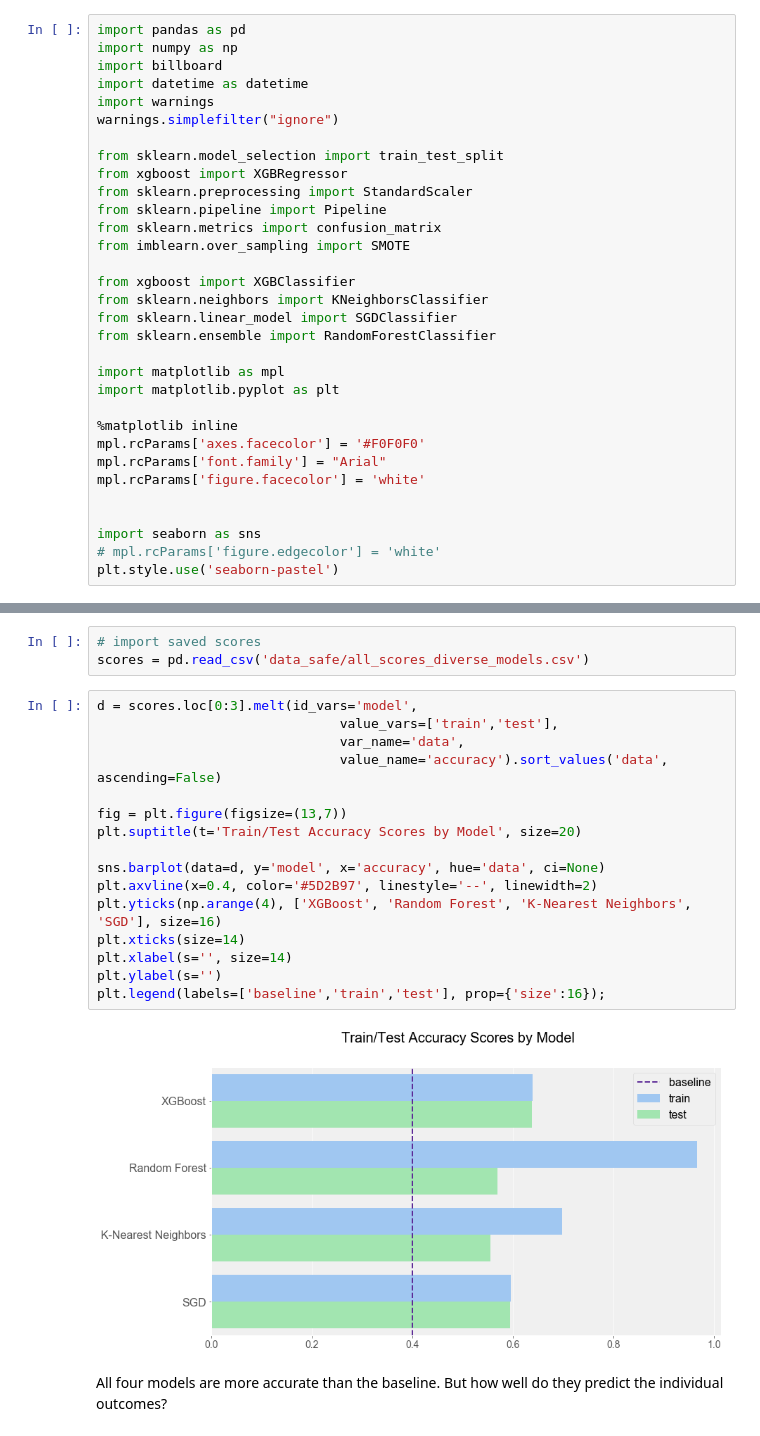
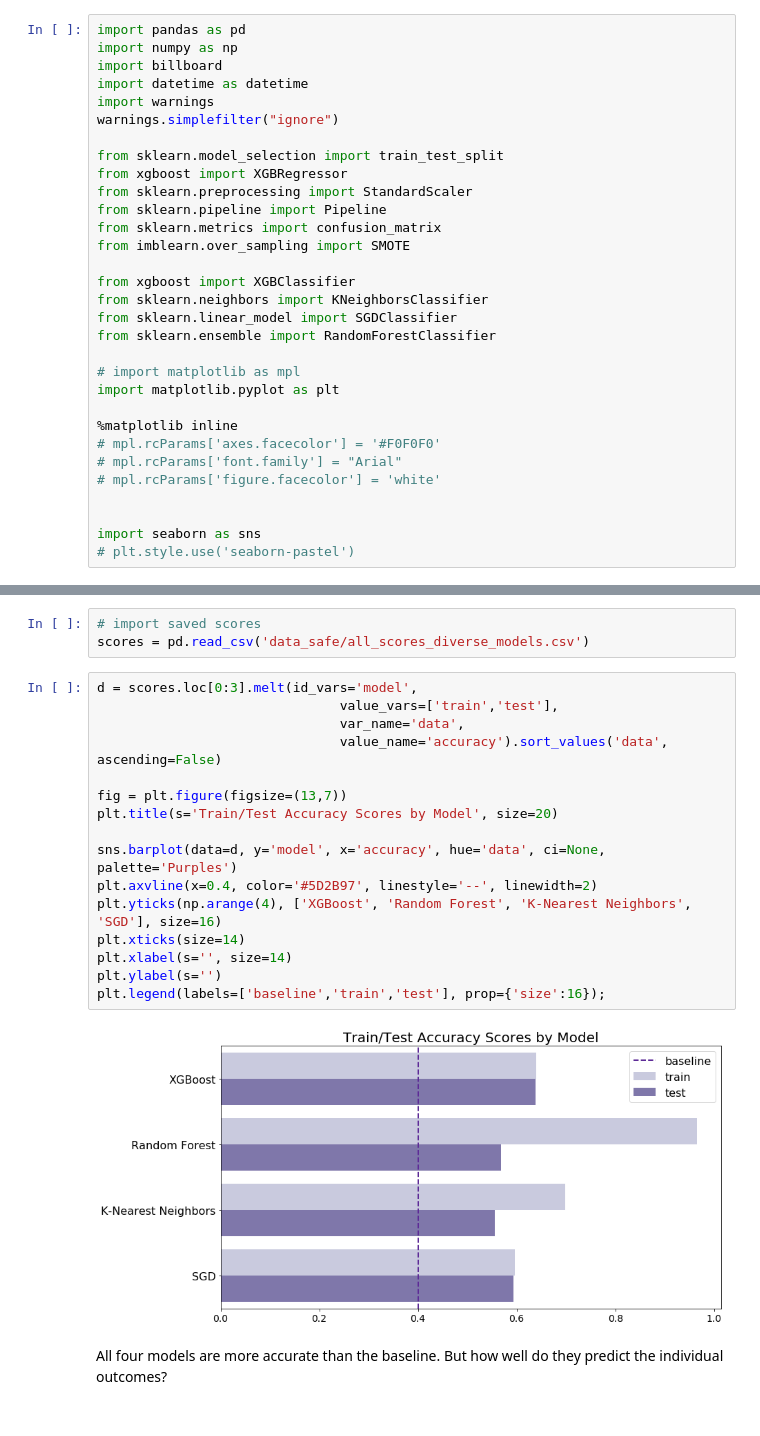
Before and after one commit to afriedman412/r-b_billboard_charts, a Jupyter notebook: technical_notebook.ipynb, the cells around one changed output, grey strips where cells are left out. Saved outputs shown, nothing was run; the diff lists cells and outputs as text.

```diff
--- a/technical_notebook.ipynb
+++ b/technical_notebook.ipynb
@@ -42,18 +42,17 @@ from sklearn.neighbors import KNeighborsClassifier
 from sklearn.linear_model import SGDClassifier
 from sklearn.ensemble import RandomForestClassifier
 
-import matplotlib as mpl
+# import matplotlib as mpl
 import matplotlib.pyplot as plt
 
 %matplotlib inline
-mpl.rcParams['axes.facecolor'] = '#F0F0F0'
-mpl.rcParams['font.family'] = "Arial"
-mpl.rcParams['figure.facecolor'] = 'white'
+# mpl.rcParams['axes.facecolor'] = '#F0F0F0'
+# mpl.rcParams['font.family'] = "Arial"
+# mpl.rcParams['figure.facecolor'] = 'white'
 
 
 import seaborn as sns
-# mpl.rcParams['figure.edgecolor'] = 'white'
-plt.style.use('seaborn-pastel')
+# plt.style.use('seaborn-pastel')
 # %%
 def charto(chart='r-b-hip-hop-albums', date='1984-01-22'):
     return billboard.ChartData(chart, date)
@@ -521,21 +552,21 @@ scores = pd.read_csv('data_safe/all_scores_diverse_models.csv')
 # %%
 d = scores.loc[0:3].melt(id_vars='model',
                                value_vars=['train','test'],
                                var_name='data',
                                value_name='accuracy').sort_values('data', ascending=False)
 
 fig = plt.figure(figsize=(13,7))
-plt.suptitle(t='Train/Test Accuracy Scores by Model', size=20)
+plt.title(s='Train/Test Accuracy Scores by Model', size=20)
 
-sns.barplot(data=d, y='model', x='accuracy', hue='data', ci=None)
+sns.barplot(data=d, y='model', x='accuracy', hue='data', ci=None, palette='Purples')
 plt.axvline(x=0.4, color='#5D2B97', linestyle='--', linewidth=2)
 plt.yticks(np.arange(4), ['XGBoost', 'Random Forest', 'K-Nearest Neighbors', 'SGD'], size=16)
 plt.xticks(size=14)
 plt.xlabel(s='', size=14)
 plt.ylabel(s='')
 plt.legend(labels=['baseline','train','test'], prop={'size':16});
 # %% [output]
-[figure, old version]
+[figure, new version]
 # %% [markdown]
 All four models are more accurate than the baseline. But how well do they predict the individual outcomes?
 # %%
```
Also changed, not shown: parts of 20 cells of this notebook, 4 other files.
